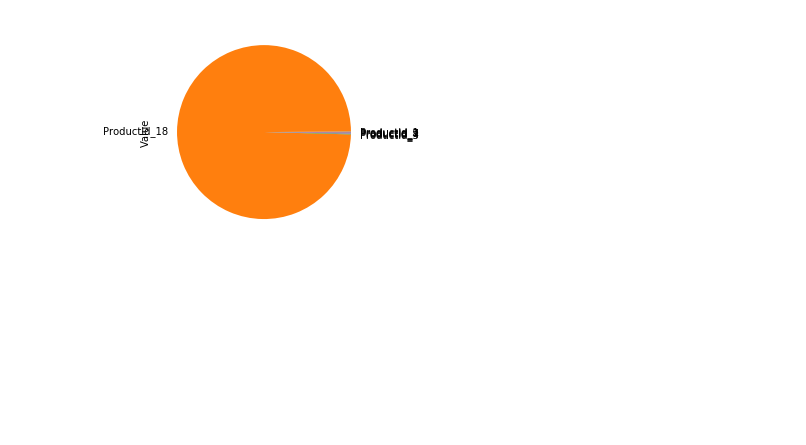
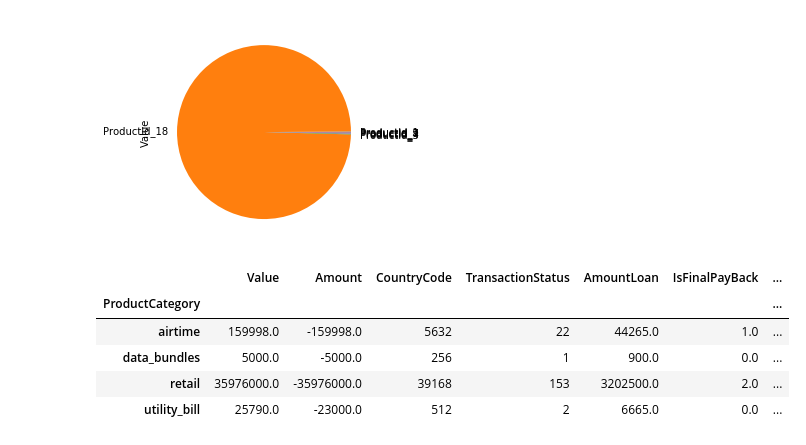
Before and after one commit to H-u-g-o/Credit-Score, a Jupyter notebook: Credit Score.ipynb, the cells around one changed output. Cells and saved outputs as stored; diff of their text form; code cells hidden in the pictures; blank space fills up the shorter version.

```diff
--- a/Credit Score.ipynb
+++ b/Credit Score.ipynb
@@ -139,0 +142,9 @@ groupby_ProductId.Value.plot(kind='pie')
+# %%
+groupby_ProductCategory
+# %% [output]
+|  | Value | Amount | CountryCode | TransactionStatus | AmountLoan | IsFinalPayBack | ... |
+| ProductCategory |  |  |  |  |  |  | ... |
+| airtime | 159998.0 | -159998.0 | 5632 | 22 | 44265.0 | 1.0 | ... |
+| data_bundles | 5000.0 | -5000.0 | 256 | 1 | 900.0 | 0.0 | ... |
+| retail | 35976000.0 | -35976000.0 | 39168 | 153 | 3202500.0 | 2.0 | ... |
+| utility_bill | 25790.0 | -23000.0 | 512 | 2 | 6665.0 | 0.0 | ... |
```
Also changed, not shown: parts of 3 cells of this notebook.
